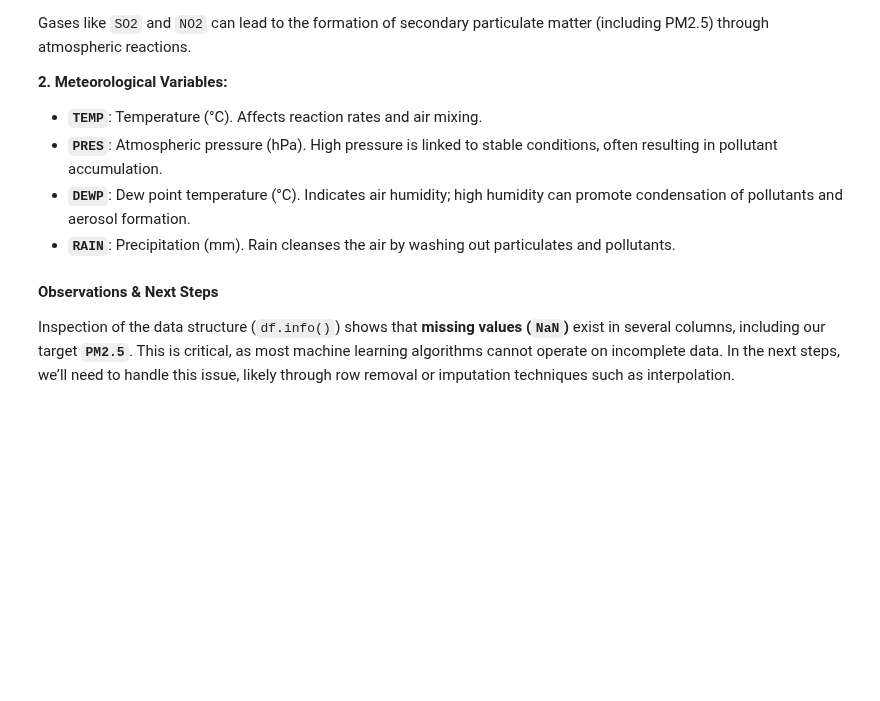
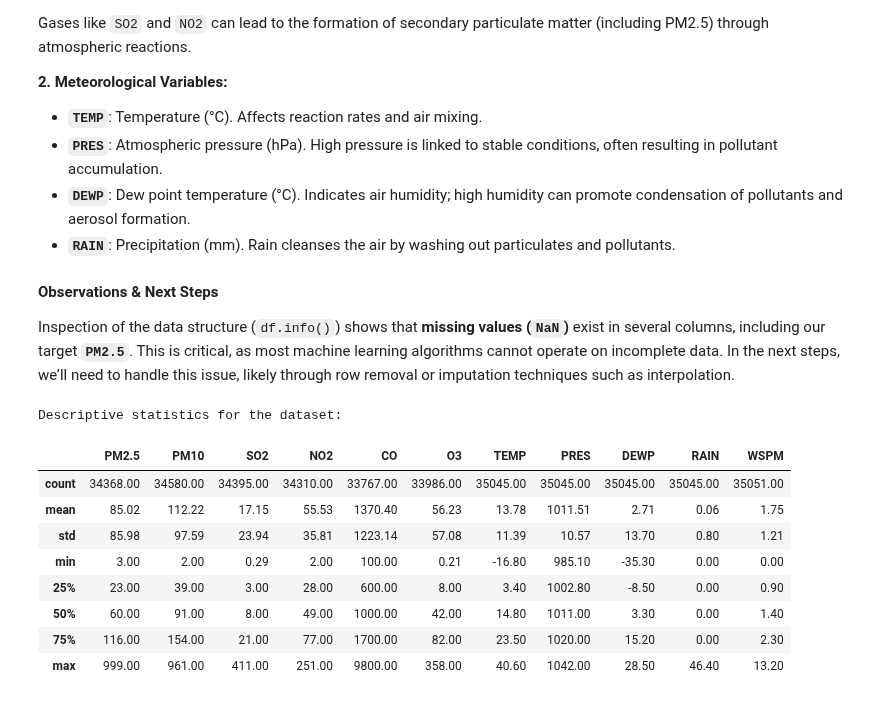
Before and after one commit to lukassso/python-mini-projects, a Jupyter notebook: machine-learning/ml_final_projects/03_air_pollution_forecasting.ipynb, the cells around one changed output. Cells and saved outputs as stored; diff of their text form; code cells hidden in the pictures; blank space fills up the shorter version.

```diff
--- a/machine-learning/ml_final_projects/03_air_pollution_forecasting.ipynb
+++ b/machine-learning/ml_final_projects/03_air_pollution_forecasting.ipynb
@@ -101,3 +104,18 @@ Gases like `SO2` and `NO2` can lead to the formation of secondary particulate ma
 #### Observations & Next Steps
 
 Inspection of the data structure (`df.info()`) shows that **missing values (`NaN`)** exist in several columns, including our target **`PM2.5`**. This is critical, as most machine learning algorithms cannot operate on incomplete data. In the next steps, we’ll need to handle this issue, likely through row removal or imputation techniques such as interpolation.
+# %%
+# Displaying descriptive statistics
+print("Descriptive statistics for the dataset:")
+df.describe().round(2)
+# %% [output]
+Descriptive statistics for the dataset:
+|  | PM2.5 | PM10 | SO2 | NO2 | CO | O3 | TEMP | PRES | DEWP | RAIN | WSPM |
+| count | 34368.00 | 34580.00 | 34395.00 | 34310.00 | 33767.00 | 33986.00 | 35045.00 | 35045.00 | 35045.00 | 35045.00 | 35051.00 |
+| mean | 85.02 | 112.22 | 17.15 | 55.53 | 1370.40 | 56.23 | 13.78 | 1011.51 | 2.71 | 0.06 | 1.75 |
+| std | 85.98 | 97.59 | 23.94 | 35.81 | 1223.14 | 57.08 | 11.39 | 10.57 | 13.70 | 0.80 | 1.21 |
+| min | 3.00 | 2.00 | 0.29 | 2.00 | 100.00 | 0.21 | -16.80 | 985.10 | -35.30 | 0.00 | 0.00 |
+| 25% | 23.00 | 39.00 | 3.00 | 28.00 | 600.00 | 8.00 | 3.40 | 1002.80 | -8.50 | 0.00 | 0.90 |
+| 50% | 60.00 | 91.00 | 8.00 | 49.00 | 1000.00 | 42.00 | 14.80 | 1011.00 | 3.30 | 0.00 | 1.40 |
+| 75% | 116.00 | 154.00 | 21.00 | 77.00 | 1700.00 | 82.00 | 23.50 | 1020.00 | 15.20 | 0.00 | 2.30 |
+| max | 999.00 | 961.00 | 411.00 | 251.00 | 9800.00 | 358.00 | 40.60 | 1042.00 | 28.50 | 46.40 | 13.20 |
```
Also changed, not shown: parts of 8 cells of this notebook.
